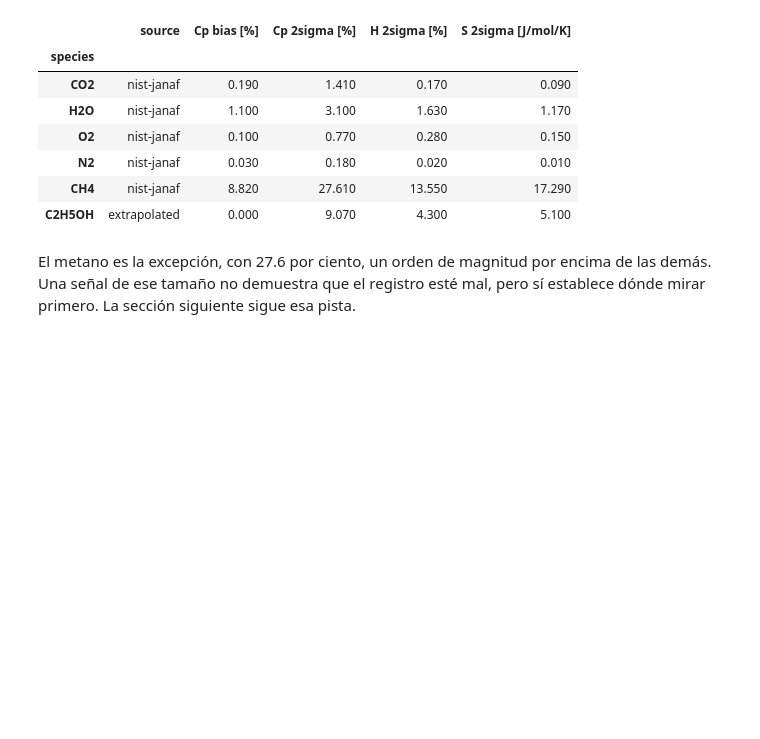
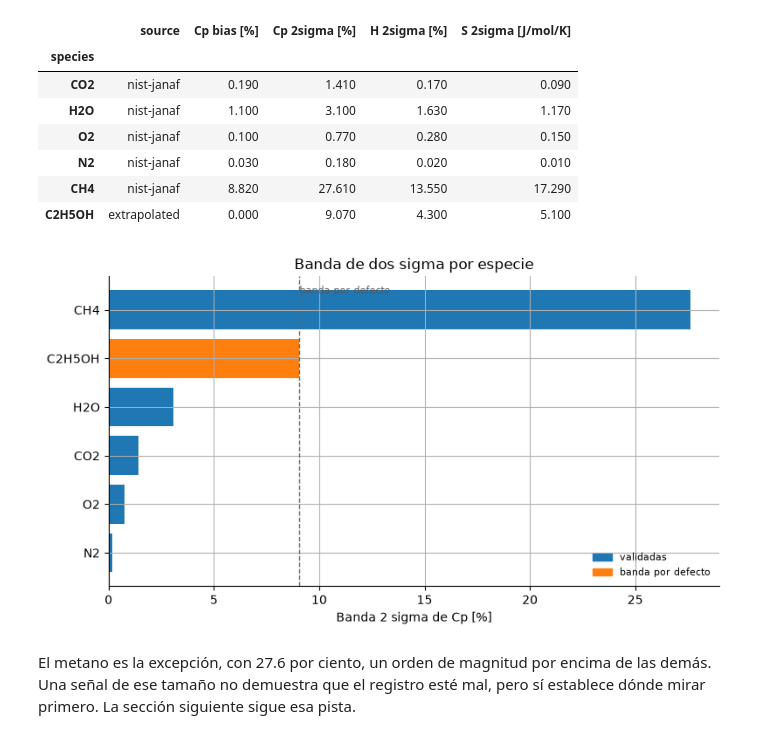
Before and after one commit to ProfLeao/pyglenn-notebooks, a Jupyter notebook: docs/source/es/13_presupuesto_incertidumbre.ipynb, the cells around one changed output. Cells and saved outputs as stored; diff of their text form; code cells hidden in the pictures; blank space fills up the shorter version.

```diff
--- a/docs/source/es/13_presupuesto_incertidumbre.ipynb
+++ b/docs/source/es/13_presupuesto_incertidumbre.ipynb
@@ -19,6 +19,16 @@ import pandas as pd
 from pyglenn import ThermochemicalCalculator
 
 pd.set_option("display.float_format", lambda v: f"{v:,.3f}")
+# %%
+%matplotlib inline
+
+import matplotlib.pyplot as plt
+import numpy as np
+
+plt.rcParams["figure.figsize"] = (8, 4.5)
+plt.rcParams["axes.grid"] = True
+plt.rcParams["axes.spines.top"] = False
+plt.rcParams["axes.spines.right"] = False
 # %% [markdown]
 ## 1. Qué devuelve el método
 
@@ -104,7 +153,8 @@ with ThermochemicalCalculator() as calc:
             "S 2sigma [J/mol/K]": env["s_abs_2sigma"],
         })
 
-pd.DataFrame(rows).set_index("species").round(2)
+envelopes = pd.DataFrame(rows).set_index("species").round(2)
+envelopes
 # %% [output]
 |  | source | Cp bias [%] | Cp 2sigma [%] | H 2sigma [%] | S 2sigma [J/mol/K] |
 | species |  |  |  |  |  |
@@ -114,6 +164,26 @@ pd.DataFrame(rows).set_index("species").round(2)
 | N2 | nist-janaf | 0.030 | 0.180 | 0.020 | 0.010 |
 | CH4 | nist-janaf | 8.820 | 27.610 | 13.550 | 17.290 |
 | C2H5OH | extrapolated | 0.000 | 9.070 | 4.300 | 5.100 |
+# %%
+from matplotlib.patches import Patch
+
+order = envelopes.sort_values("Cp 2sigma [%]")
+default_band = envelopes.loc[envelopes["source"] == "extrapolated", "Cp 2sigma [%]"].iloc[0]
+colour = ["tab:orange" if s == "extrapolated" else "tab:blue" for s in order["source"]]
+
+fig, ax = plt.subplots()
+ax.barh(order.index, order["Cp 2sigma [%]"], color=colour)
+ax.axvline(default_band, color="0.4", ls="--", lw=1)
+ax.annotate("banda por defecto", (default_band, len(order) - 0.5), va="top", fontsize=8, color="0.35")
+ax.set_xlabel("Banda 2 sigma de Cp [%]")
+ax.set_title("Banda de dos sigma por especie")
+ax.legend(handles=[Patch(color="tab:blue", label="validadas"),
+                   Patch(color="tab:orange", label="banda por defecto")],
+          frameon=False, loc="lower right", fontsize=8)
+plt.tight_layout()
+plt.show()
+# %% [output]
+[figure, added]
 # %% [markdown]
 El metano es la excepción, con 27.6 por ciento, un orden de magnitud por encima
 de las demás. Una señal de ese tamaño no demuestra que el registro esté mal, pero sí
```
Also changed, not shown: parts of 6 cells of this notebook, 6 other files.
